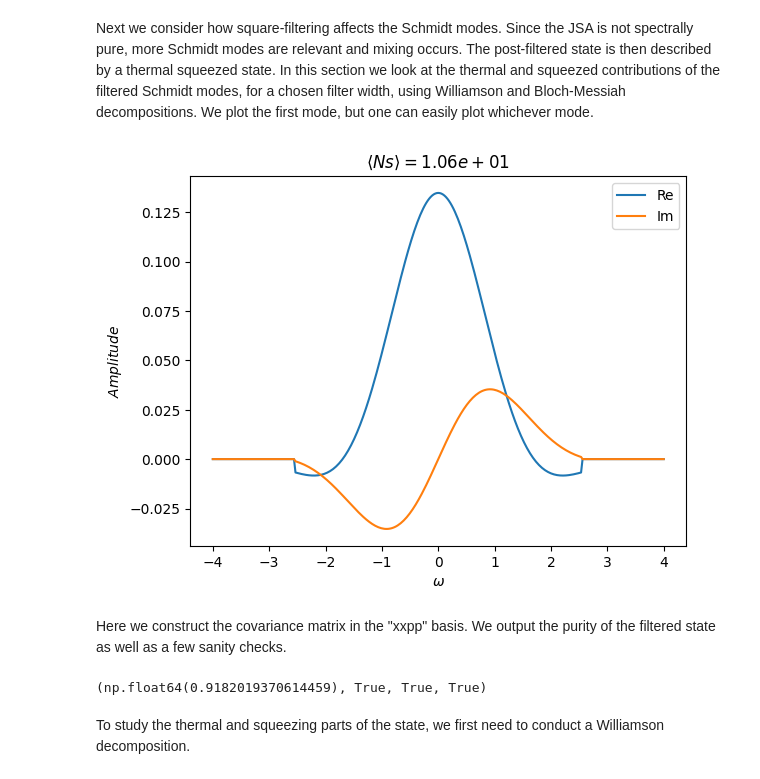
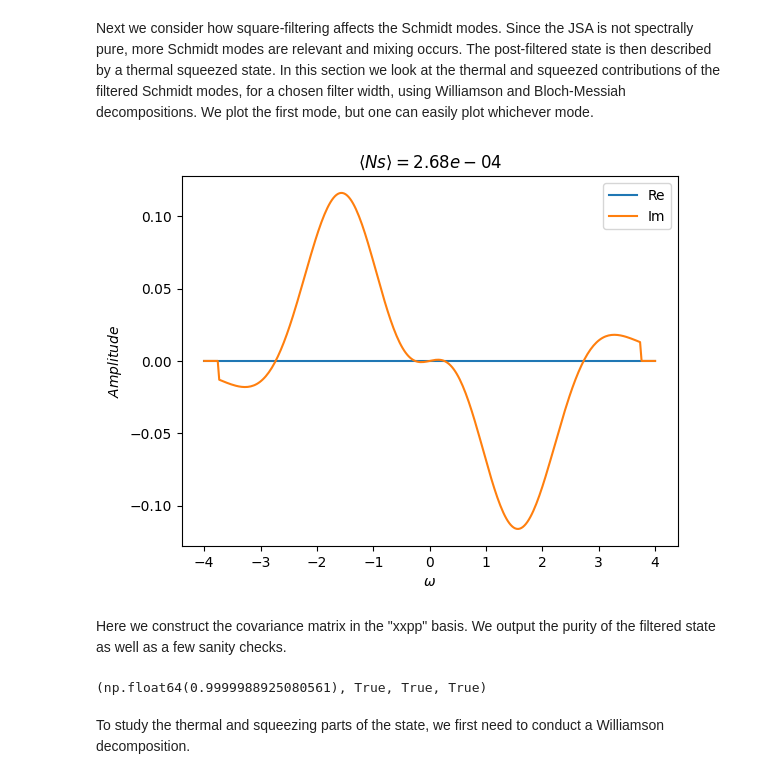
Before and after one commit to polyquantique/NeedALight, a Jupyter notebook: NeedALight/examples/example_unpoled.ipynb, the cells around one changed output. Saved outputs shown, nothing was run; the diff lists cells and outputs as text; code cells hidden in the pictures.

```diff
--- a/NeedALight/examples/example_unpoled.ipynb
+++ b/NeedALight/examples/example_unpoled.ipynb
@@ -14,7 +14,7 @@ This section introduces and initializes all relevant quantities. Since we are co
 #Parameters for calculations
 
 N = 301  # Number of frequency values
-Np = 0.01717 # Number of pump photons: Vary this to modify gain values
+Np = 0.000001717 # Number of pump photons: Vary this to modify gain values
 vp = 0.1  # pump velocity
 l = 1.0  # amplification region length
 sig = 1  # pump wave packet spread
@@ -64,13 +64,14 @@ print(K)
 We obtain the Schmidt/Temporal modes from the Ns matrix and plot the first mode. Note that we multiply by a phase factor such that the imaginary part is 0 at the origin.
 # %%
 #Looking at the temporal modes via Nums matrix
-mark=1 #this just takes the first eigenmode of interest. Choose a different value to look at different ones.
+mark=2 #this just takes the first eigenmode of interest. Choose a different value to look at different ones.
 val, u = np.linalg.eigh(Nums)
 
 fig, ax1 = plt.subplots()
 
 ax1.plot(w, np.real(np.exp(-1j*np.angle(u[(N-1)//2,-mark]))*u[:,-mark]), label='Re') #Here we multiply by a phase factor such that the imaginary part is 0 at the origin.
 ax1.plot(w, np.imag(np.exp(-1j*np.angle(u[(N-1)//2,-mark]))*u[:,-mark]), label='Im')
+ax1.plot(w, np.abs(u[:,-mark]), label='Abs')
 ax1.set_xlabel(r"$\omega$")
 ax1.set_ylabel(r"$Amplitude$")
 ax1.set_title(r"$\langle Ns \rangle= %1.2e$" %Ns)
@@ -126,28 +127,28 @@ Next we consider how square-filtering affects the Schmidt modes. Since the JSA i
 # %%
 #Filtering Function
 filt=np.zeros_like(w)
-ind = 55 #Modifies Half-width of filter function. ind=(e,N), increasing value makes filter wider.
+ind = 10 #Modifies Half-width of filter function. Filter turns off at w_j=ind and turns back on at w_j=N-ind
 filt[ind:-ind]=1
 filt = np.diag(filt)
 
 #filt = np.eye(len(x))   #For no filtering
 
 Mf = filt @ M @ filt
 Numsf = filt @ Nums @ filt
 Numif = filt @ Numi @ filt
 
 
 val3, u3 = np.linalg.eigh(Numsf)
 fig, ax1 = plt.subplots()
 ax1.plot(w, np.real(np.exp(-1j*np.angle(u3[(N-1)//2,-mark]))*u3[:,-mark]), label='Re')
 ax1.plot(w, np.imag(np.exp(-1j*np.angle(u3[(N-1)//2,-mark]))*u3[:,-mark]), label='Im')
 ax1.set_xlabel(r"$\omega$")
 ax1.set_ylabel(r"$Amplitude$")
 ax1.set_title(r"$\langle Ns \rangle= %1.2e$" %Ns)
 ax1.legend()
 plt.show()
 # %% [output]
-[figure, old version]
+[figure, new version]
 # %% [markdown]
 Here we construct the covariance matrix in the "xxpp" basis. We output the purity of the filtered state as well as a few sanity checks.
 # %%
@@ -159,7 +160,7 @@ p = 1 / np.sqrt(np.real(np.linalg.det(Vf)))
 #These are sanity checks. Vf should be real and symmetric. Vf should also be a valid covariance matrix as per TheWalrus
 p, np.allclose(np.imag(Vf), np.zeros_like(Vf)), np.allclose(Vf,Vf.T),is_valid_cov(Vf)
 # %% [output]
-(np.float64(0.9182019370614459), True, True, True)
+(np.float64(0.9999988925080561), True, True, True)
 # %% [markdown]
 To study the thermal and squeezing parts of the state, we first need to conduct a Williamson decomposition.
 # %%
```
Also changed, not shown: parts of 4 cells of this notebook, 1 other file.
